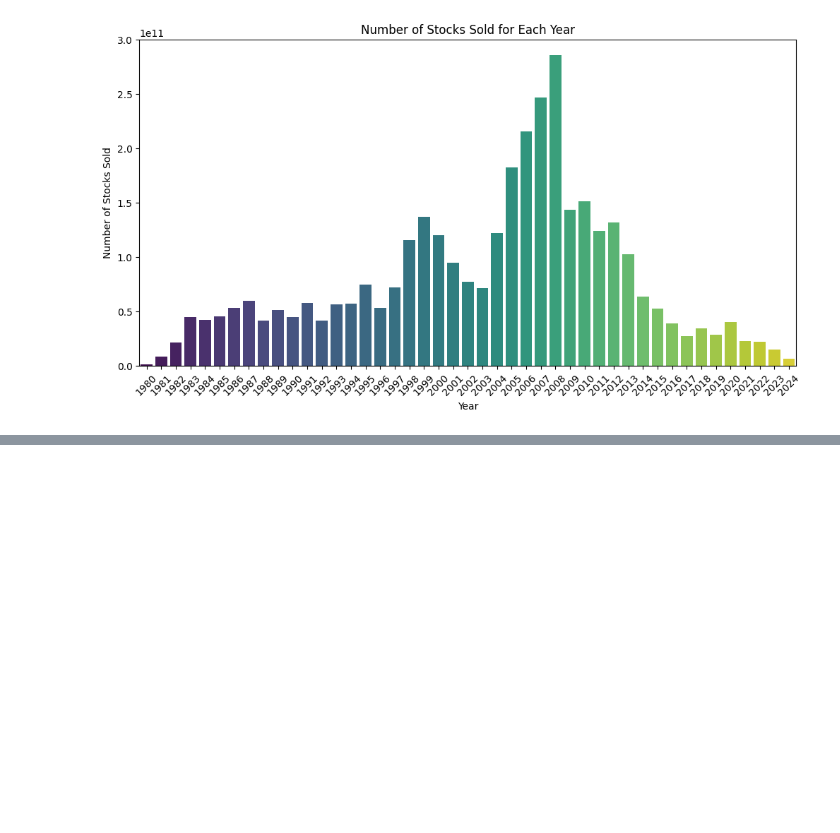
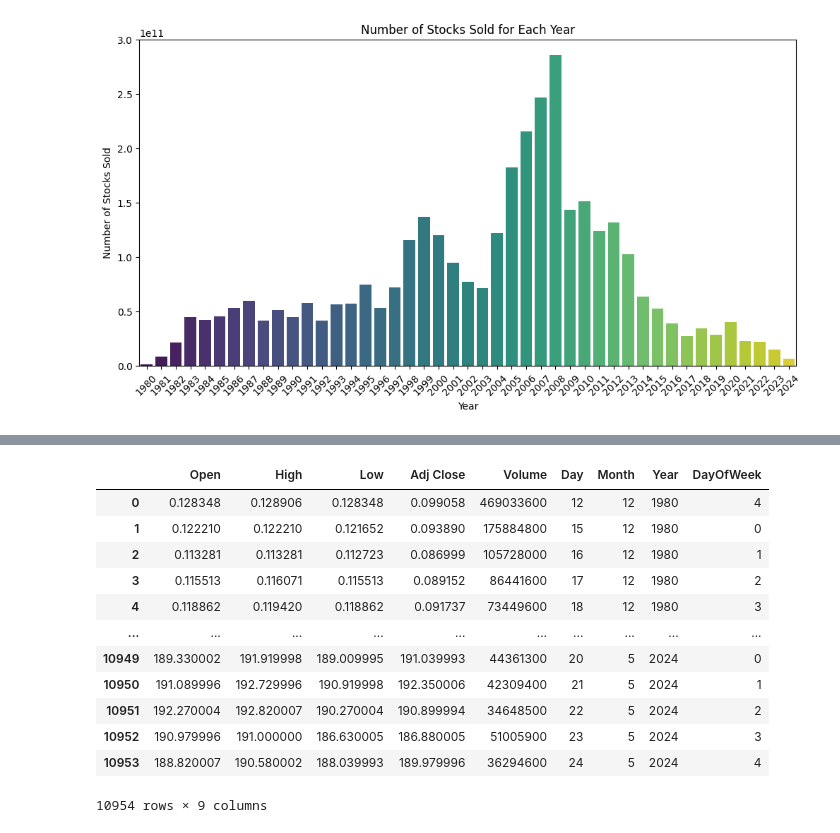
Before and after one commit to arkhash0309/AppleWiseAI, a Jupyter notebook: Notebook.ipynb, the cells around one changed output, grey strips where cells are left out. Drawn from its saved outputs; the diff is of its cells as text; code cells hidden in the pictures; blank space fills up the shorter version.

```diff
--- a/Notebook.ipynb
+++ b/Notebook.ipynb
@@ -212,0 +317,27 @@ plt.show()
+# %%
+df['Date'] = pd.to_datetime(df['Date'])
+df['Day'] = df['Date'].dt.day
+df['Month'] = df['Date'].dt.month
+df['Year'] = df['Date'].dt.year
+df['DayOfWeek'] = df['Date'].dt.dayofweek
+
+# Feature set
+features = ['Open', 'High', 'Low', 'Adj Close', 'Volume', 'Day', 'Month', 'Year', 'DayOfWeek']
+x = df[features]
+y = df['Close']
+# %%
+x
+# %% [output]
+|  | Open | High | Low | Adj Close | Volume | Day | Month | Year | DayOfWeek |
+| 0 | 0.128348 | 0.128906 | 0.128348 | 0.099058 | 469033600 | 12 | 12 | 1980 | 4 |
+| 1 | 0.122210 | 0.122210 | 0.121652 | 0.093890 | 175884800 | 15 | 12 | 1980 | 0 |
+| 2 | 0.113281 | 0.113281 | 0.112723 | 0.086999 | 105728000 | 16 | 12 | 1980 | 1 |
+| 3 | 0.115513 | 0.116071 | 0.115513 | 0.089152 | 86441600 | 17 | 12 | 1980 | 2 |
+| 4 | 0.118862 | 0.119420 | 0.118862 | 0.091737 | 73449600 | 18 | 12 | 1980 | 3 |
+| ... | ... | ... | ... | ... | ... | ... | ... | ... | ... |
+| 10949 | 189.330002 | 191.919998 | 189.009995 | 191.039993 | 44361300 | 20 | 5 | 2024 | 0 |
+| 10950 | 191.089996 | 192.729996 | 190.919998 | 192.350006 | 42309400 | 21 | 5 | 2024 | 1 |
+| 10951 | 192.270004 | 192.820007 | 190.270004 | 190.899994 | 34648500 | 22 | 5 | 2024 | 2 |
+| 10952 | 190.979996 | 191.000000 | 186.630005 | 186.880005 | 51005900 | 23 | 5 | 2024 | 3 |
+| 10953 | 188.820007 | 190.580002 | 188.039993 | 189.979996 | 36294600 | 24 | 5 | 2024 | 4 |
+10954 rows × 9 columns
```
Also changed, not shown: parts of 48 cells of this notebook.
